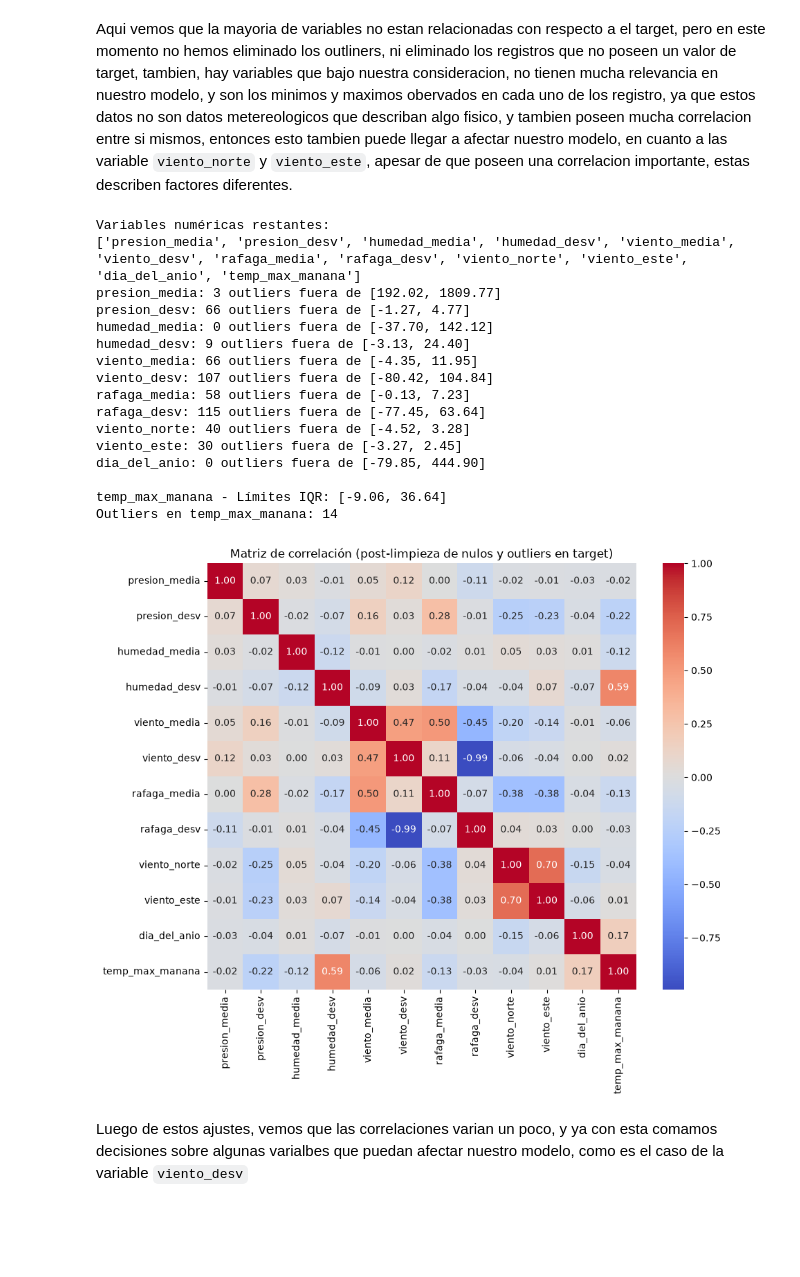
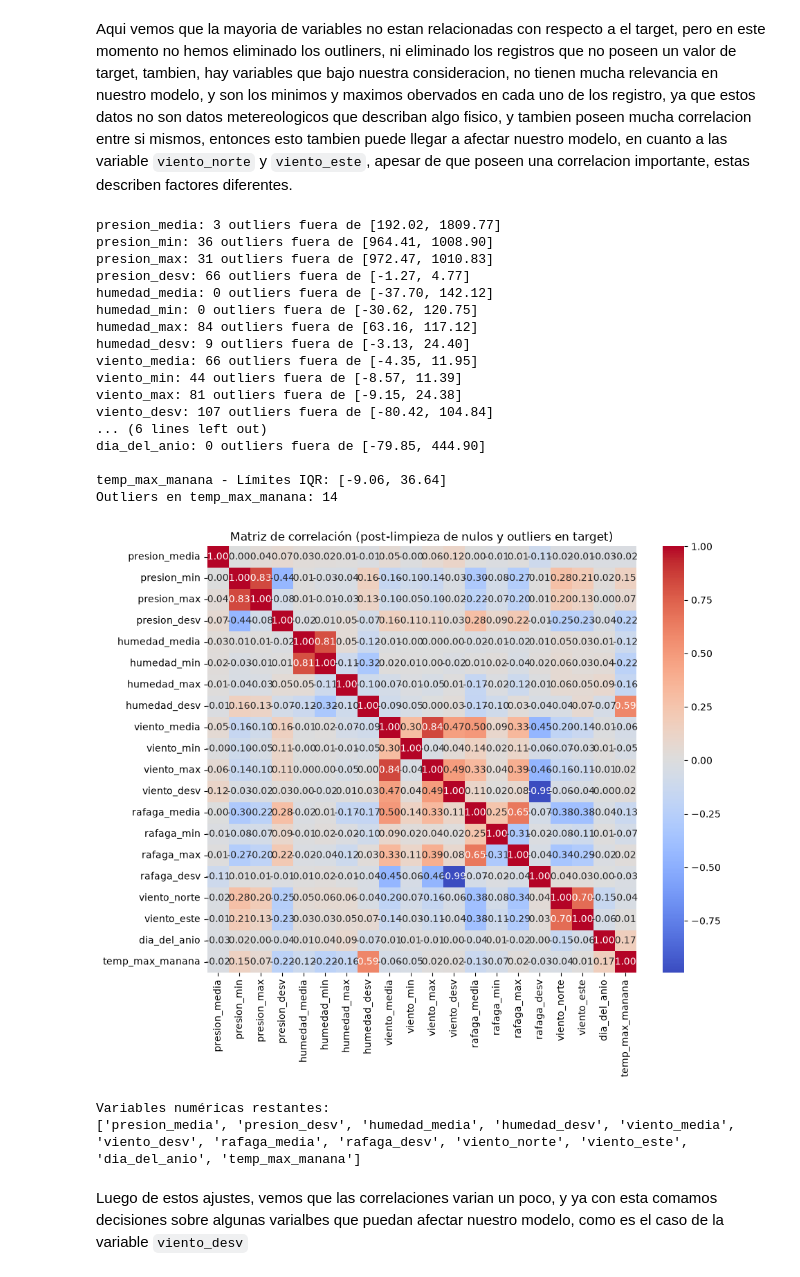
Before and after one commit to ajuradouniandes/Laboratorio_1_ML, a Jupyter notebook: Lab.ipynb, the cells around one changed output. Cells and saved outputs as stored; diff of their text form; code cells hidden in the pictures; blank space fills up the shorter version.

```diff
--- a/Lab.ipynb
+++ b/Lab.ipynb
@@ -188,17 +188,6 @@ plt.show()
 # %% [markdown]
 Aqui vemos que la mayoria de variables no estan relacionadas con respecto a el target, pero en este momento no hemos eliminado los outliners, ni eliminado los registros que no poseen un valor de target, tambien, hay variables que bajo nuestra consideracion, no tienen mucha relevancia en nuestro modelo, y son los minimos y maximos obervados en cada uno de los registro, ya que estos datos no son datos metereologicos que describan algo fisico, y tambien poseen mucha correlacion entre si mismos, entonces esto tambien puede llegar a afectar nuestro modelo, en cuanto a las variable `viento_norte` y `viento_este`, apesar de que poseen una correlacion importante, estas describen factores diferentes.
 # %%
-cols_eliminar_relacion = [
-    "presion_min", "presion_max",
-    "humedad_min", "humedad_max",
-    "viento_min", "viento_max",
-    "rafaga_min", "rafaga_max",
-]
-
-df = df.drop(columns=cols_eliminar_relacion)
-
-print("Variables numéricas restantes:")
-print(df.select_dtypes(include=np.number).columns.tolist())
 
 df = df.dropna(subset=["temp_max_manana"])
 
@@ -208,40 +197,58 @@ def limites_std(serie, n=2.5):
     return media - n * std, media + n * std
 
 for col in df.select_dtypes(include=np.number).columns.drop("temp_max_manana"):
     lim_inf, lim_sup = limites_std(df[col], n=2.5)
     n_outliers = ((df[col] < lim_inf) | (df[col] > lim_sup)).sum()
     print(f"{col}: {n_outliers} outliers fuera de [{lim_inf:.2f}, {lim_sup:.2f}]")
 
 lim_inf_target, lim_sup_target = limites_std(df["temp_max_manana"], n=2.5)
 print(f"\ntemp_max_manana - Límites IQR: [{lim_inf_target:.2f}, {lim_sup_target:.2f}]")
 
 outliers_target = df[(df["temp_max_manana"] < lim_inf_target) | (df["temp_max_manana"] > lim_sup_target)]
 print("Outliers en temp_max_manana:", len(outliers_target))
 
 df = df[(df["temp_max_manana"] >= lim_inf_target) & (df["temp_max_manana"] <= lim_sup_target)]
 
 plt.figure(figsize=(10, 8))
 sns.heatmap(df.select_dtypes(include=np.number).corr(), annot=True, fmt=".2f", cmap="coolwarm", center=0)
 plt.title("Matriz de correlación (post-limpieza de nulos y outliers en target)")
 plt.show()
+
+# Copiamos los datos antes de eliminar las columnas para poder usarlas en otros modelos
+df_backup = df.copy()
+
+cols_eliminar_relacion = [
+    "presion_min", "presion_max",
+    "humedad_min", "humedad_max",
+    "viento_min", "viento_max",
+    "rafaga_min", "rafaga_max",
+]
+
+df = df.drop(columns=cols_eliminar_relacion)
+
+print("Variables numéricas restantes:")
+print(df.select_dtypes(include=np.number).columns.tolist())
 # %% [output]
-Variables numéricas restantes:
-['presion_media', 'presion_desv', 'humedad_media', 'humedad_desv', 'viento_media', 'viento_desv', 'rafaga_media', 'rafaga_desv', 'viento_norte', 'viento_este', 'dia_del_anio', 'temp_max_manana']
 presion_media: 3 outliers fuera de [192.02, 1809.77]
+presion_min: 36 outliers fuera de [964.41, 1008.90]
+presion_max: 31 outliers fuera de [972.47, 1010.83]
 presion_desv: 66 outliers fuera de [-1.27, 4.77]
 humedad_media: 0 outliers fuera de [-37.70, 142.12]
+humedad_min: 0 outliers fuera de [-30.62, 120.75]
+humedad_max: 84 outliers fuera de [63.16, 117.12]
 humedad_desv: 9 outliers fuera de [-3.13, 24.40]
 viento_media: 66 outliers fuera de [-4.35, 11.95]
+viento_min: 44 outliers fuera de [-8.57, 11.39]
+viento_max: 81 outliers fuera de [-9.15, 24.38]
 viento_desv: 107 outliers fuera de [-80.42, 104.84]
-rafaga_media: 58 outliers fuera de [-0.13, 7.23]
-rafaga_desv: 115 outliers fuera de [-77.45, 63.64]
-viento_norte: 40 outliers fuera de [-4.52, 3.28]
-viento_este: 30 outliers fuera de [-3.27, 2.45]
+... (6 lines left out)
 dia_del_anio: 0 outliers fuera de [-79.85, 444.90]
 
 temp_max_manana - Límites IQR: [-9.06, 36.64]
 Outliers en temp_max_manana: 14
-[figure, old version]
+[figure, new version]
+Variables numéricas restantes:
+['presion_media', 'presion_desv', 'humedad_media', 'humedad_desv', 'viento_media', 'viento_desv', 'rafaga_media', 'rafaga_desv', 'viento_norte', 'viento_este', 'dia_del_anio', 'temp_max_manana']
 # %% [markdown]
 Luego de estos ajustes, vemos que las correlaciones varian un poco, y ya con esta comamos decisiones sobre algunas varialbes que puedan afectar nuestro modelo, como es el caso de la variable `viento_desv`
 # %%
```
Also changed, not shown: parts of 12 cells of this notebook.
